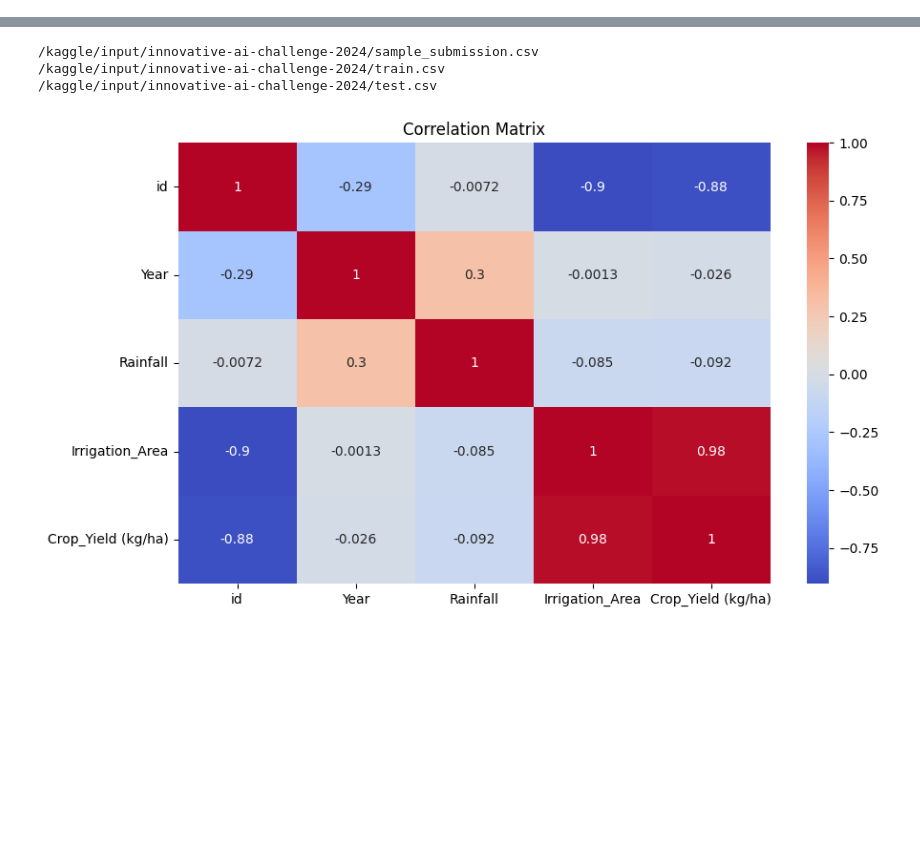
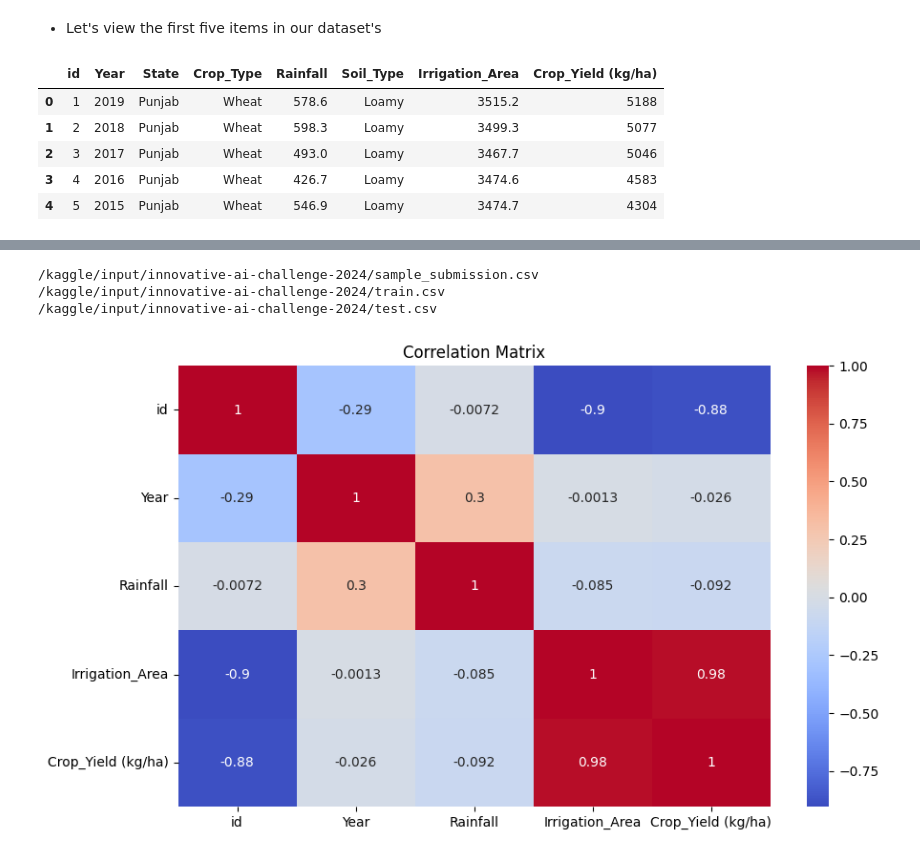
Before and after one commit to Sakib-Dalal/Innovative-AI-Challenge-2024, a Jupyter notebook: Notebook/main_notebook.ipynb, the cells around one changed output, grey strips where cells are left out. Saved outputs shown, nothing was run; the diff lists cells and outputs as text; code cells hidden in the pictures; blank space fills up the shorter version.

```diff
--- a/Notebook/main_notebook.ipynb
+++ b/Notebook/main_notebook.ipynb
@@ -62,0 +71,4 @@
+# %%
+TRAIN_URL = "/kaggle/input/innovative-ai-challenge-2024/train.csv"
+TEST_URL = "/kaggle/input/innovative-ai-challenge-2024/test.csv"
+SUBMISSION_URL = "/kaggle/input/innovative-ai-challenge-2024/sample_submission.csv"
@@ -62,0 +82,16 @@
+# %%
+train_df = pd.read_csv(TRAIN_URL)
+test_df = pd.read_csv(TEST_URL)
+
+submission_df = pd.read_csv(SUBMISSION_URL)
+# %% [markdown]
+- Let's view the first five items in our dataset's
+# %%
+train_df.head()
+# %% [output]
+|  | id | Year | State | Crop_Type | Rainfall | Soil_Type | Irrigation_Area | Crop_Yield (kg/ha) |
+| 0 | 1 | 2019 | Punjab | Wheat | 578.6 | Loamy | 3515.2 | 5188 |
+| 1 | 2 | 2018 | Punjab | Wheat | 598.3 | Loamy | 3499.3 | 5077 |
+| 2 | 3 | 2017 | Punjab | Wheat | 493.0 | Loamy | 3467.7 | 5046 |
+| 3 | 4 | 2016 | Punjab | Wheat | 426.7 | Loamy | 3474.6 | 4583 |
+| 4 | 5 | 2015 | Punjab | Wheat | 546.9 | Loamy | 3474.7 | 4304 |
```
Also changed, not shown: parts of 19 cells of this notebook.
